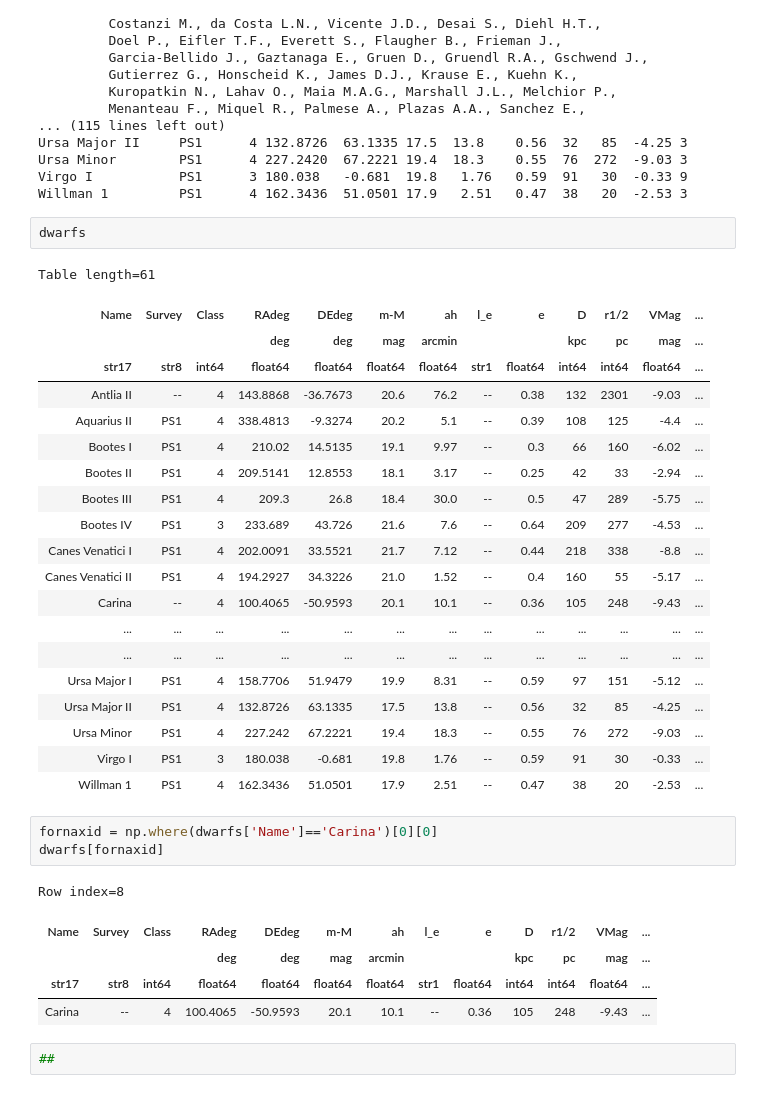
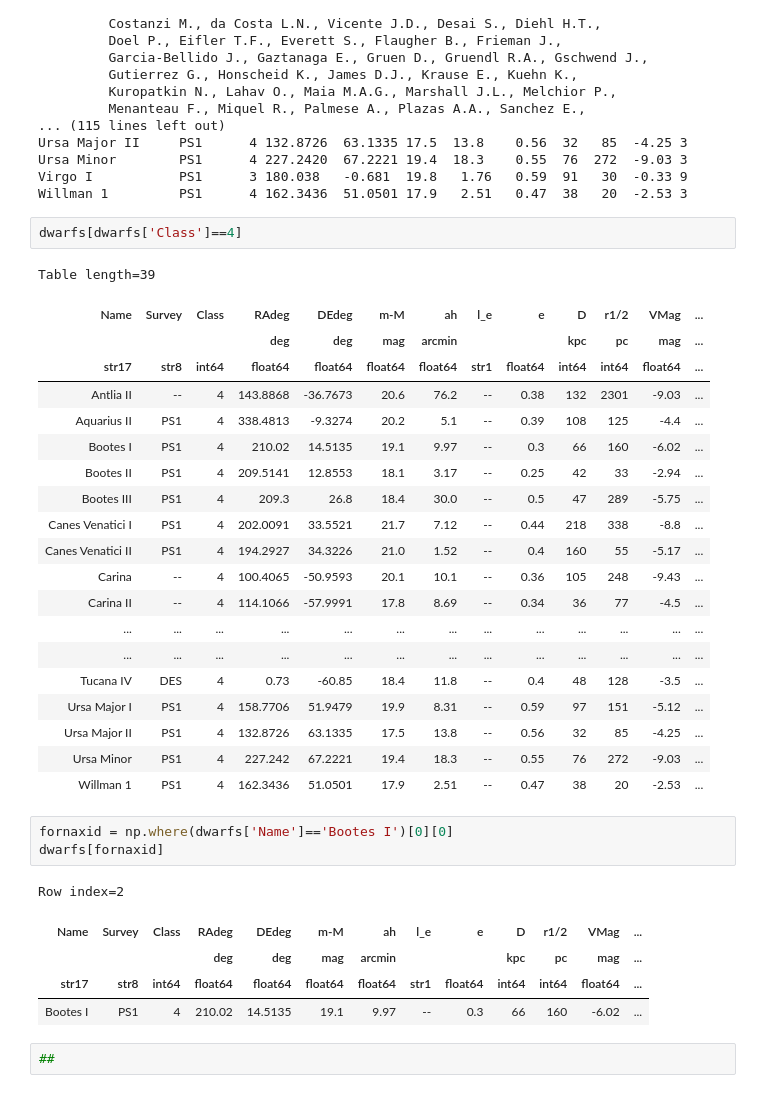
Before and after one commit to contardog/gaia_ee, a Jupyter notebook: grabbind_gaiadata.ipynb, the cells around one changed output. Cells and saved outputs as stored; diff of their text form.

```diff
--- a/grabbind_gaiadata.ipynb
+++ b/grabbind_gaiadata.ipynb
@@ -136,37 +138,37 @@ Ursa Minor        PS1      4 227.2420  67.2221 19.4  18.3    0.55  76  272  -9.0
 Virgo I           PS1      3 180.038   -0.681  19.8   1.76   0.59  91   30  -0.33 9
 Willman 1         PS1      4 162.3436  51.0501 17.9   2.51   0.47  38   20  -2.53 3
 # %%
-dwarfs
+dwarfs[dwarfs['Class']==4]
 # %% [output]
-Table length=61
+Table length=39
 | Name | Survey | Class | RAdeg | DEdeg | m-M | ah | l_e | e | D | r1/2 | VMag | ... |
 |  |  |  | deg | deg | mag | arcmin |  |  | kpc | pc | mag | ... |
 | str17 | str8 | int64 | float64 | float64 | float64 | float64 | str1 | float64 | int64 | int64 | float64 | ... |
 | Antlia II | -- | 4 | 143.8868 | -36.7673 | 20.6 | 76.2 | -- | 0.38 | 132 | 2301 | -9.03 | ... |
 | Aquarius II | PS1 | 4 | 338.4813 | -9.3274 | 20.2 | 5.1 | -- | 0.39 | 108 | 125 | -4.4 | ... |
 | Bootes I | PS1 | 4 | 210.02 | 14.5135 | 19.1 | 9.97 | -- | 0.3 | 66 | 160 | -6.02 | ... |
 | Bootes II | PS1 | 4 | 209.5141 | 12.8553 | 18.1 | 3.17 | -- | 0.25 | 42 | 33 | -2.94 | ... |
 | Bootes III | PS1 | 4 | 209.3 | 26.8 | 18.4 | 30.0 | -- | 0.5 | 47 | 289 | -5.75 | ... |
-| Bootes IV | PS1 | 3 | 233.689 | 43.726 | 21.6 | 7.6 | -- | 0.64 | 209 | 277 | -4.53 | ... |
 | Canes Venatici I | PS1 | 4 | 202.0091 | 33.5521 | 21.7 | 7.12 | -- | 0.44 | 218 | 338 | -8.8 | ... |
 | Canes Venatici II | PS1 | 4 | 194.2927 | 34.3226 | 21.0 | 1.52 | -- | 0.4 | 160 | 55 | -5.17 | ... |
 | Carina | -- | 4 | 100.4065 | -50.9593 | 20.1 | 10.1 | -- | 0.36 | 105 | 248 | -9.43 | ... |
+| Carina II | -- | 4 | 114.1066 | -57.9991 | 17.8 | 8.69 | -- | 0.34 | 36 | 77 | -4.5 | ... |
 | ... | ... | ... | ... | ... | ... | ... | ... | ... | ... | ... | ... | ... |
 | ... | ... | ... | ... | ... | ... | ... | ... | ... | ... | ... | ... | ... |
+| Tucana IV | DES | 4 | 0.73 | -60.85 | 18.4 | 11.8 | -- | 0.4 | 48 | 128 | -3.5 | ... |
 | Ursa Major I | PS1 | 4 | 158.7706 | 51.9479 | 19.9 | 8.31 | -- | 0.59 | 97 | 151 | -5.12 | ... |
 | Ursa Major II | PS1 | 4 | 132.8726 | 63.1335 | 17.5 | 13.8 | -- | 0.56 | 32 | 85 | -4.25 | ... |
 | Ursa Minor | PS1 | 4 | 227.242 | 67.2221 | 19.4 | 18.3 | -- | 0.55 | 76 | 272 | -9.03 | ... |
-| Virgo I | PS1 | 3 | 180.038 | -0.681 | 19.8 | 1.76 | -- | 0.59 | 91 | 30 | -0.33 | ... |
 | Willman 1 | PS1 | 4 | 162.3436 | 51.0501 | 17.9 | 2.51 | -- | 0.47 | 38 | 20 | -2.53 | ... |
 # %%
-fornaxid = np.where(dwarfs['Name']=='Carina')[0][0]
+fornaxid = np.where(dwarfs['Name']=='Bootes I')[0][0]
 dwarfs[fornaxid]
 # %% [output]
-Row index=8
+Row index=2
 | Name | Survey | Class | RAdeg | DEdeg | m-M | ah | l_e | e | D | r1/2 | VMag | ... |
 |  |  |  | deg | deg | mag | arcmin |  |  | kpc | pc | mag | ... |
 | str17 | str8 | int64 | float64 | float64 | float64 | float64 | str1 | float64 | int64 | int64 | float64 | ... |
-| Carina | -- | 4 | 100.4065 | -50.9593 | 20.1 | 10.1 | -- | 0.36 | 105 | 248 | -9.43 | ... |
+| Bootes I | PS1 | 4 | 210.02 | 14.5135 | 19.1 | 9.97 | -- | 0.3 | 66 | 160 | -6.02 | ... |
 # %%
 ##
 # %% [markdown]
```
Also changed, not shown: parts of 44 cells of this notebook.
